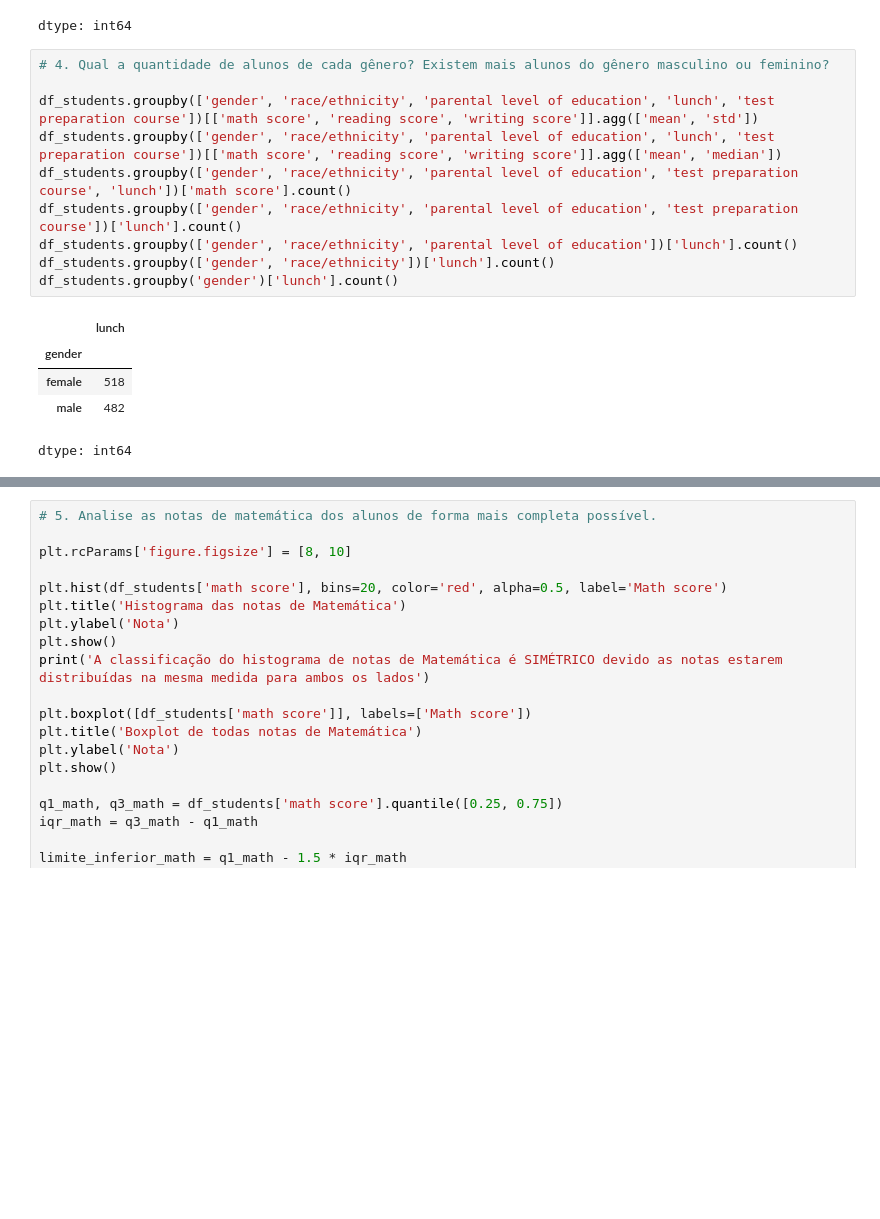
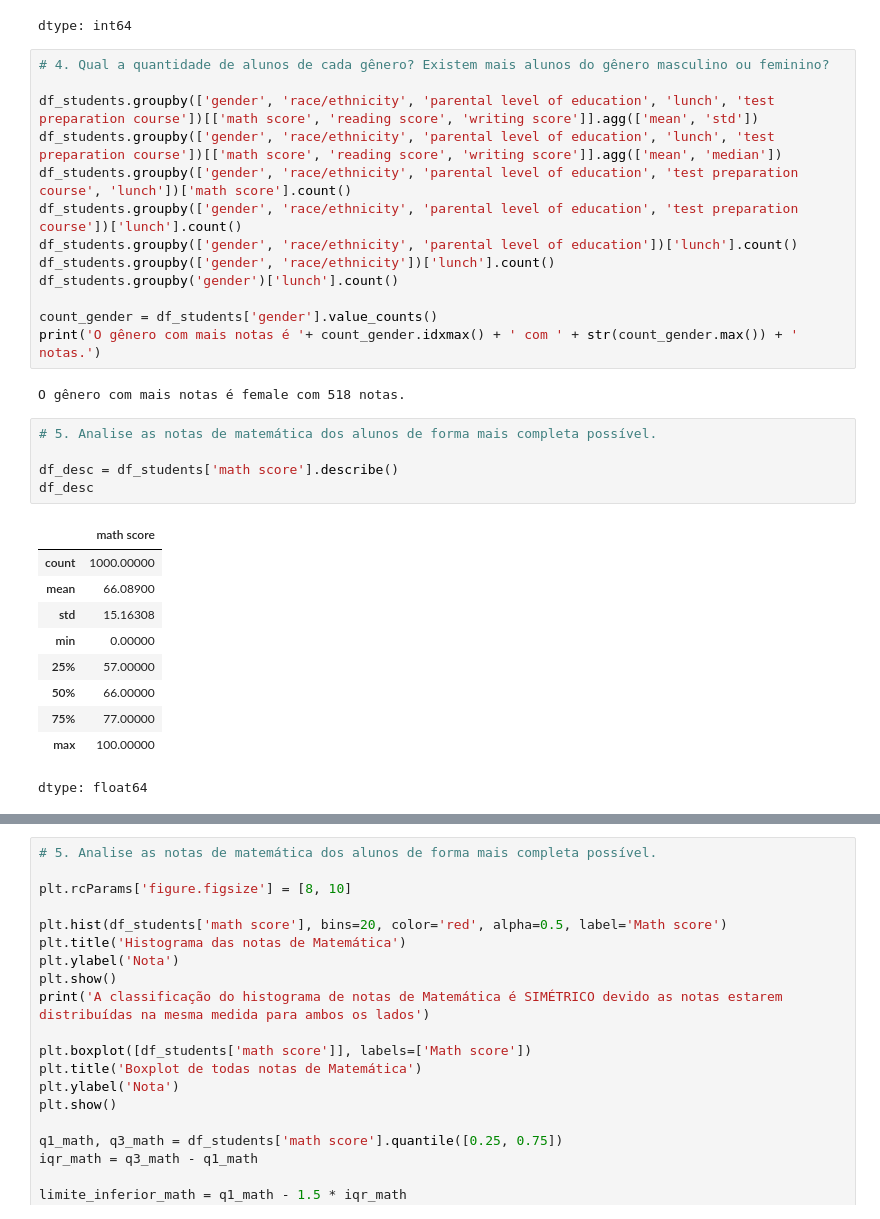
Before and after one commit to dsreliete/Womakerscode-DA-desafio_squad, a Jupyter notebook: Desafio2.ipynb, the cells around one changed output, grey strips where cells are left out. Saved outputs shown, nothing was run; the diff lists cells and outputs as text; blank space fills up the shorter version.

```diff
--- a/Desafio2.ipynb
+++ b/Desafio2.ipynb
@@ -105,9 +105,24 @@ df_students.groupby(['gender', 'race/ethnicity', 'parental level of education',
 df_students.groupby(['gender', 'race/ethnicity', 'parental level of education'])['lunch'].count()
 df_students.groupby(['gender', 'race/ethnicity'])['lunch'].count()
 df_students.groupby('gender')['lunch'].count()
+
+count_gender = df_students['gender'].value_counts()
+print('O gênero com mais notas é '+ count_gender.idxmax() + ' com ' + str(count_gender.max()) + ' notas.')
 # %% [output]
-|  | lunch |
-| gender |  |
-| female | 518 |
-| male | 482 |
-dtype: int64
+O gênero com mais notas é female com 518 notas.
+# %%
+# 5. Analise as notas de matemática dos alunos de forma mais completa possível.
+
+df_desc = df_students['math score'].describe()
+df_desc
+# %% [output]
+|  | math score |
+| count | 1000.00000 |
+| mean | 66.08900 |
+| std | 15.16308 |
+| min | 0.00000 |
+| 25% | 57.00000 |
+| 50% | 66.00000 |
+| 75% | 77.00000 |
+| max | 100.00000 |
+dtype: float64
```
Also changed, not shown: parts of 2 cells of this notebook.
